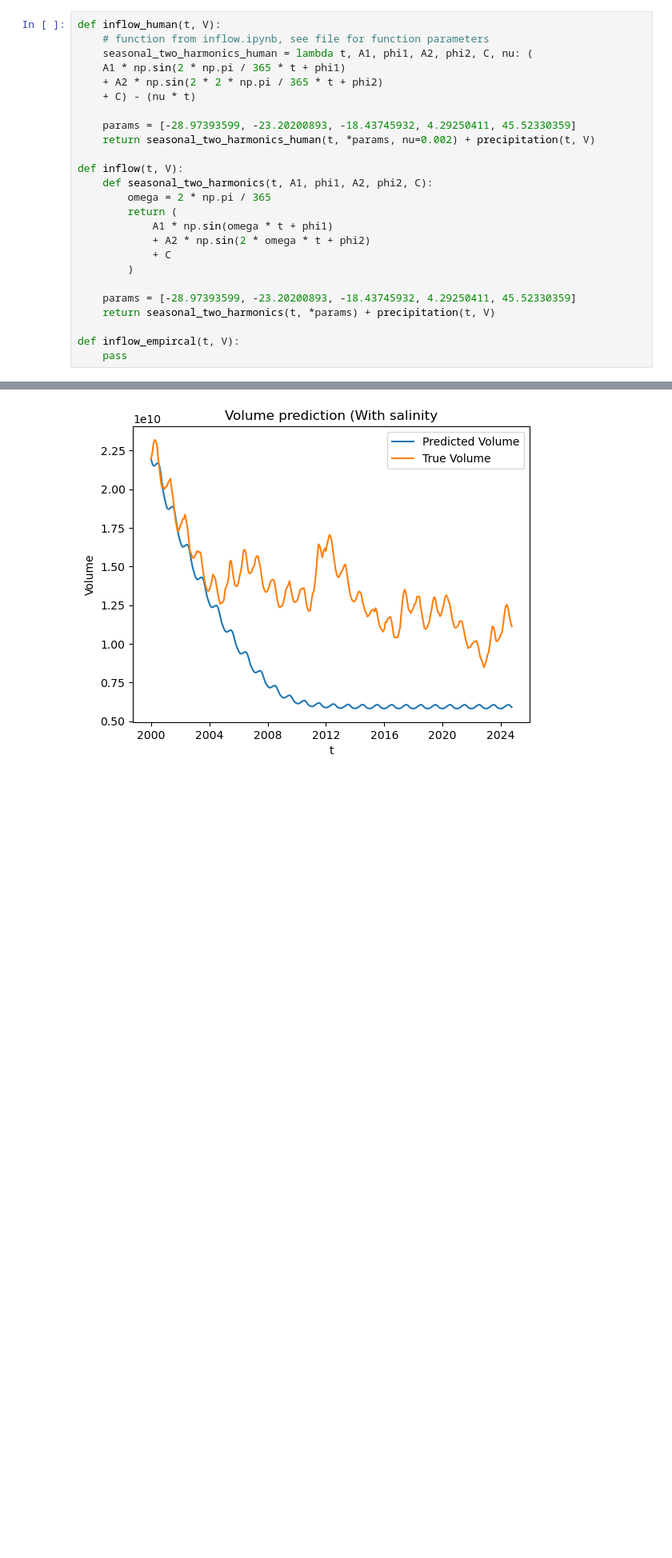
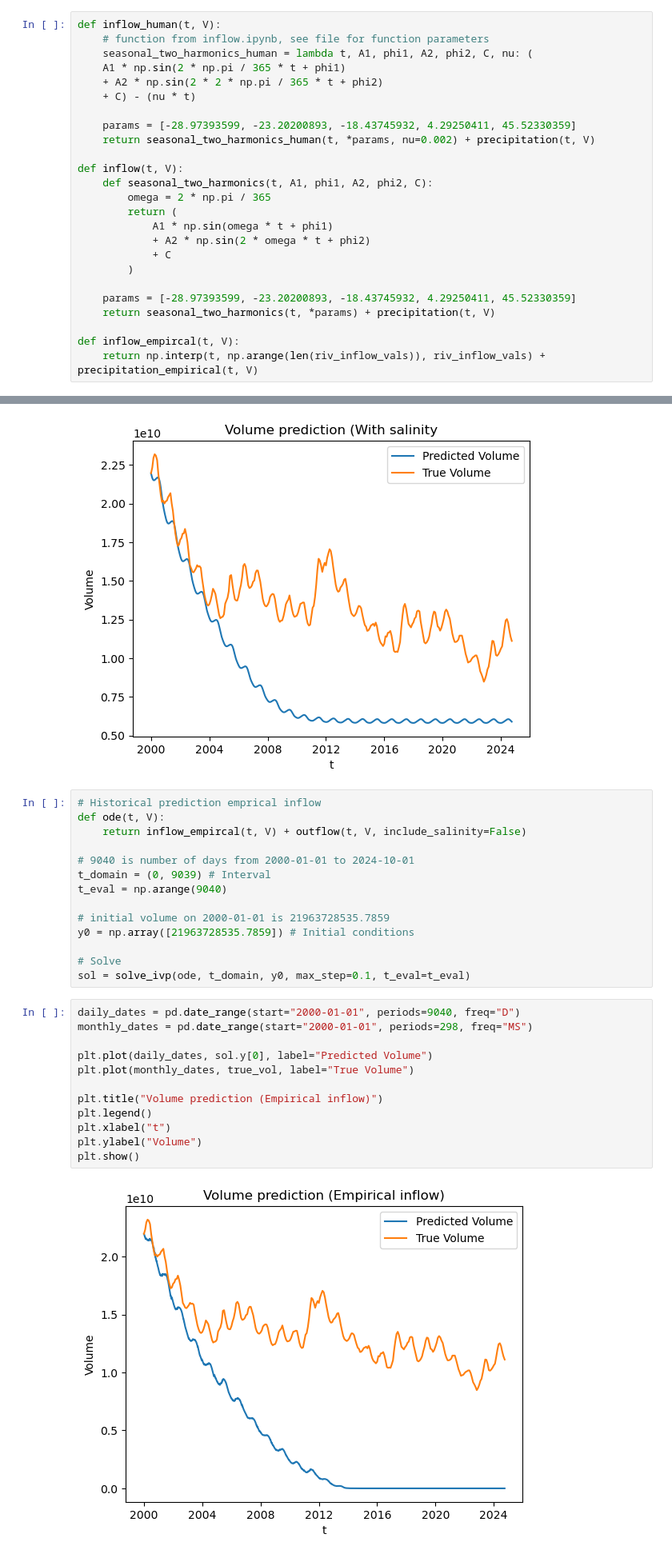
Before and after one commit to danilomcmaster/GSLModel, a Jupyter notebook: main.ipynb, the cells around one changed output, grey strips where cells are left out. Shown at 80% size. Saved outputs shown, nothing was run; the diff lists cells and outputs as text; blank space fills up the shorter version.

Commit message:
historical inflow

```diff
--- a/main.ipynb
+++ b/main.ipynb
@@ -82,7 +82,7 @@ def inflow(t, V):
     return seasonal_two_harmonics(t, *params) + precipitation(t, V)
 
 def inflow_empircal(t, V):
-    pass
+    return np.interp(t, np.arange(len(riv_inflow_vals)), riv_inflow_vals) + precipitation_empirical(t, V)
 # %% [markdown]
 ## Outflow function
 # %%
@@ -214,6 +214,34 @@ plt.ylabel("Volume")
 plt.show()
 # %% [output]
 [figure]
+# %%
+# Historical prediction emprical inflow
+def ode(t, V):
+    return inflow_empircal(t, V) + outflow(t, V, include_salinity=False)
+
+# 9040 is number of days from 2000-01-01 to 2024-10-01
+t_domain = (0, 9039) # Interval
+t_eval = np.arange(9040)
+
+# initial volume on 2000-01-01 is 21963728535.7859
+y0 = np.array([21963728535.7859]) # Initial conditions
+
+# Solve
+sol = solve_ivp(ode, t_domain, y0, max_step=0.1, t_eval=t_eval)
+# %%
+daily_dates = pd.date_range(start="2000-01-01", periods=9040, freq="D")
+monthly_dates = pd.date_range(start="2000-01-01", periods=298, freq="MS")
+
+plt.plot(daily_dates, sol.y[0], label="Predicted Volume")
+plt.plot(monthly_dates, true_vol, label="True Volume")
+
+plt.title("Volume prediction (Empirical inflow)")
+plt.legend()
+plt.xlabel("t")
+plt.ylabel("Volume")
+plt.show()
+# %% [output]
+[figure, added]
 # %% [markdown]
 # EDA
 # %%
```
Also changed, not shown: parts of 2 cells of this notebook.
